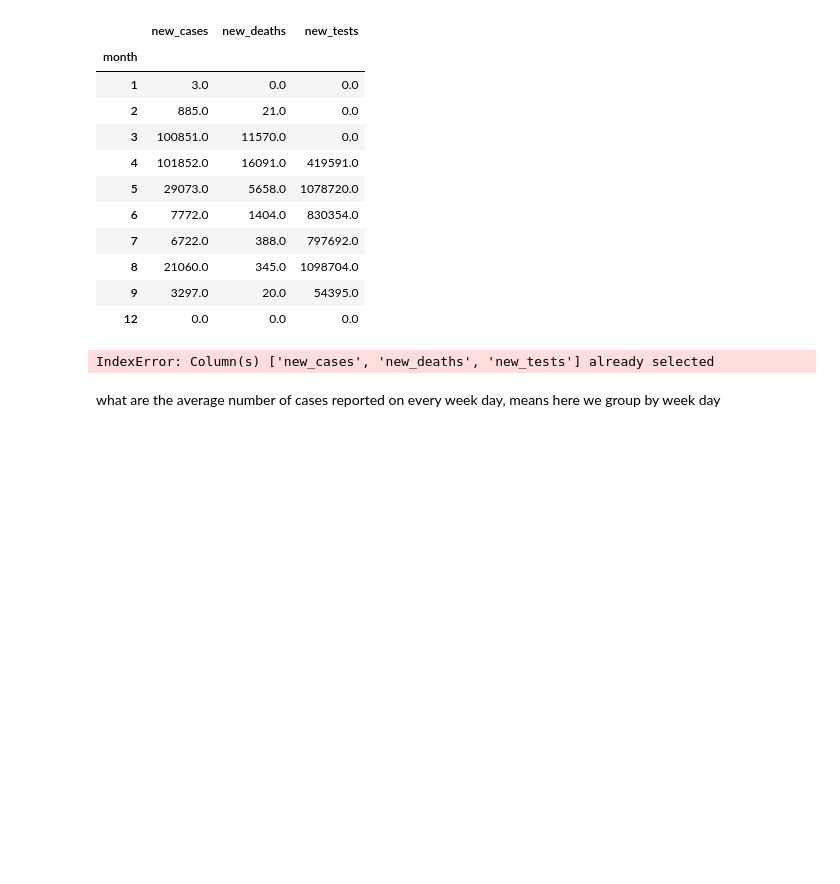
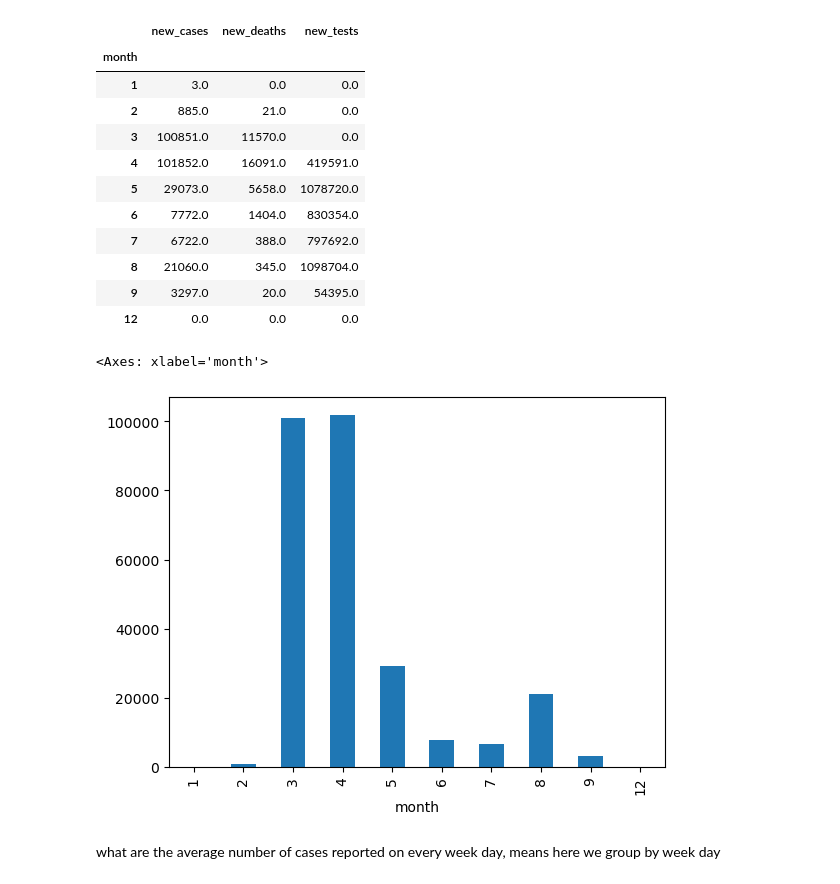
Before and after one commit to IshitaPathak/Data-Analysis, a Jupyter notebook: panda.ipynb, the cells around one changed output. Saved outputs shown, nothing was run; the diff lists cells and outputs as text; code cells hidden in the pictures; blank space fills up the shorter version.

```diff
--- a/panda.ipynb
+++ b/panda.ipynb
@@ -304,7 +304,8 @@ monthly_groups=covid_df.groupby('month')
 # %%
 covid_month_df=monthly_groups[['new_cases','new_deaths','new_tests']]
 covid_month_df
-covid_month_df.sum()
+covid_monthly_df=covid_month_df.sum()
+covid_monthly_df
 # %% [output]
 |  | new_cases | new_deaths | new_tests |
 | month |  |  |  |
@@ -319,9 +320,10 @@ covid_month_df.sum()
 | 9 | 3297.0 | 20.0 | 54395.0 |
 | 12 | 0.0 | 0.0 | 0.0 |
 # %%
-covid_month_df.new_cases.plot(kind='bar')
+covid_monthly_df.new_cases.plot(kind='bar')
 # %% [output]
-IndexError: Column(s) ['new_cases', 'new_deaths', 'new_tests'] already selected
+<Axes: xlabel='month'>
+[figure, added]
 # %% [markdown]
 what are the average number of cases reported on every week day, means here we group by week day
 # %%
```
Also changed, not shown: 1 other file.
